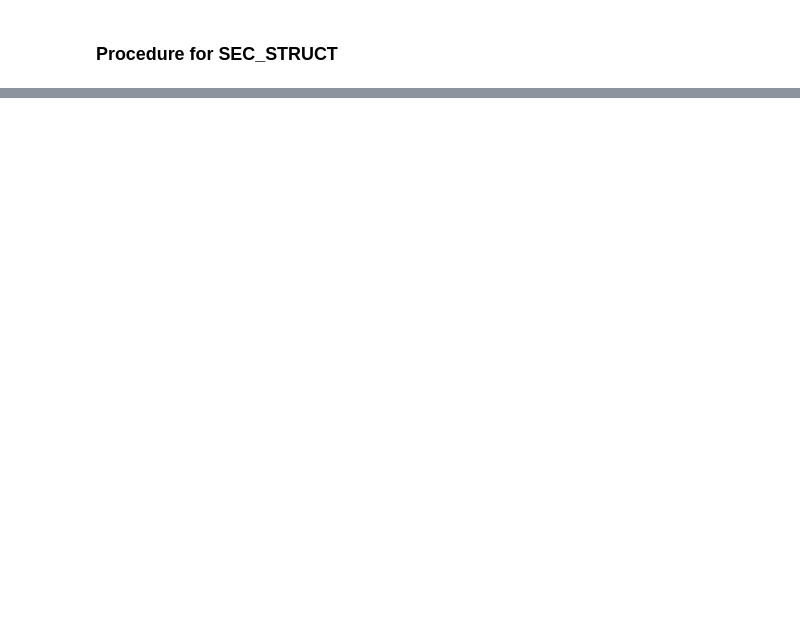
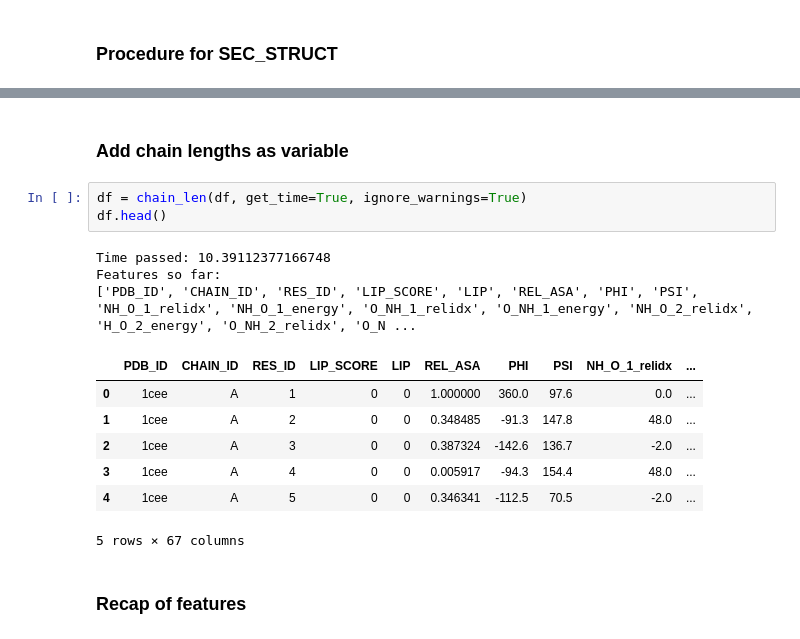
Before and after one commit to f-grimaldi/Linear-Interactive-Peptides-LIPs-Predictor, a Jupyter notebook: One-Hot-Encoding.ipynb, the cells around one changed output, grey strips where cells are left out. Drawn from its saved outputs; the diff is of its cells as text; blank space fills up the shorter version.

```diff
--- a/One-Hot-Encoding.ipynb
+++ b/One-Hot-Encoding.ipynb
@@ -93,0 +88,18 @@ The features added are: {'SC_MC', 'MC_MC', 'MC_SC', 'LIG_SC', 'IAC', 'RES_ID_A',
+# %% [markdown]
+### Add chain lengths as variable
+# %%
+df = chain_len(df, get_time=True, ignore_warnings=True)
+df.head()
+# %% [output]
+Time passed: 10.39112377166748
+Features so far:
+['PDB_ID', 'CHAIN_ID', 'RES_ID', 'LIP_SCORE', 'LIP', 'REL_ASA', 'PHI', 'PSI', 'NH_O_1_relidx', 'NH_O_1_energy', 'O_NH_1_relidx', 'O_NH_1_energy', 'NH_O_2_relidx', 'H_O_2_energy', 'O_NH_2_relidx', 'O_N ...
+|  | PDB_ID | CHAIN_ID | RES_ID | LIP_SCORE | LIP | REL_ASA | PHI | PSI | NH_O_1_relidx | ... |
+| 0 | 1cee | A | 1 | 0 | 0 | 1.000000 | 360.0 | 97.6 | 0.0 | ... |
+| 1 | 1cee | A | 2 | 0 | 0 | 0.348485 | -91.3 | 147.8 | 48.0 | ... |
+| 2 | 1cee | A | 3 | 0 | 0 | 0.387324 | -142.6 | 136.7 | -2.0 | ... |
+| 3 | 1cee | A | 4 | 0 | 0 | 0.005917 | -94.3 | 154.4 | 48.0 | ... |
+| 4 | 1cee | A | 5 | 0 | 0 | 0.346341 | -112.5 | 70.5 | -2.0 | ... |
+5 rows × 67 columns
+# %% [markdown]
+### Recap of features
```
Also changed, not shown: parts of 9 cells of this notebook, 3 other files.
